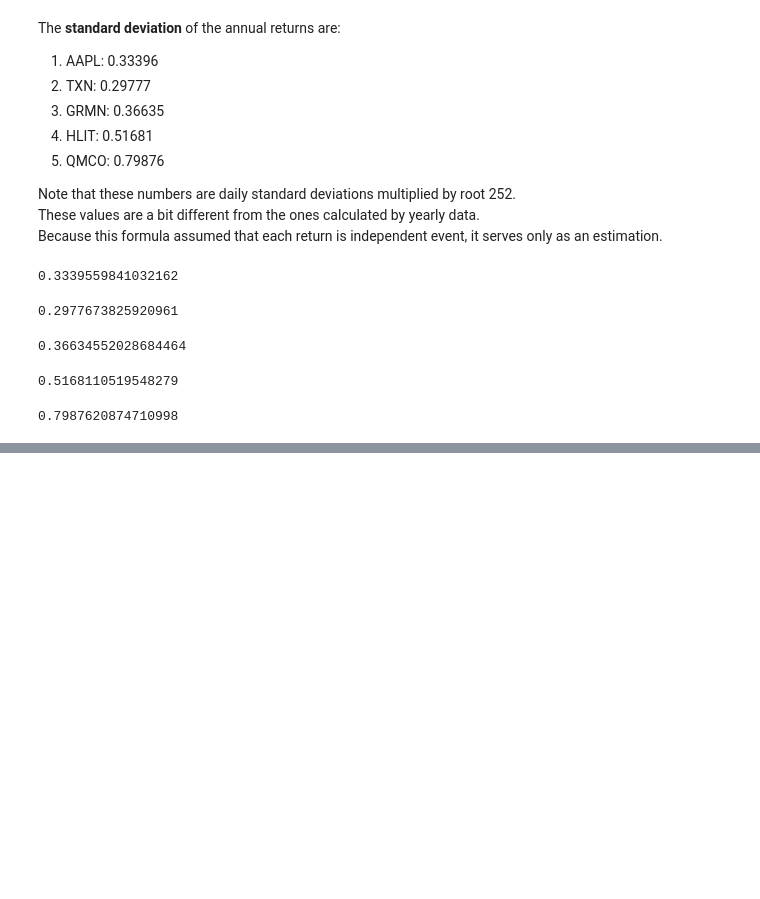
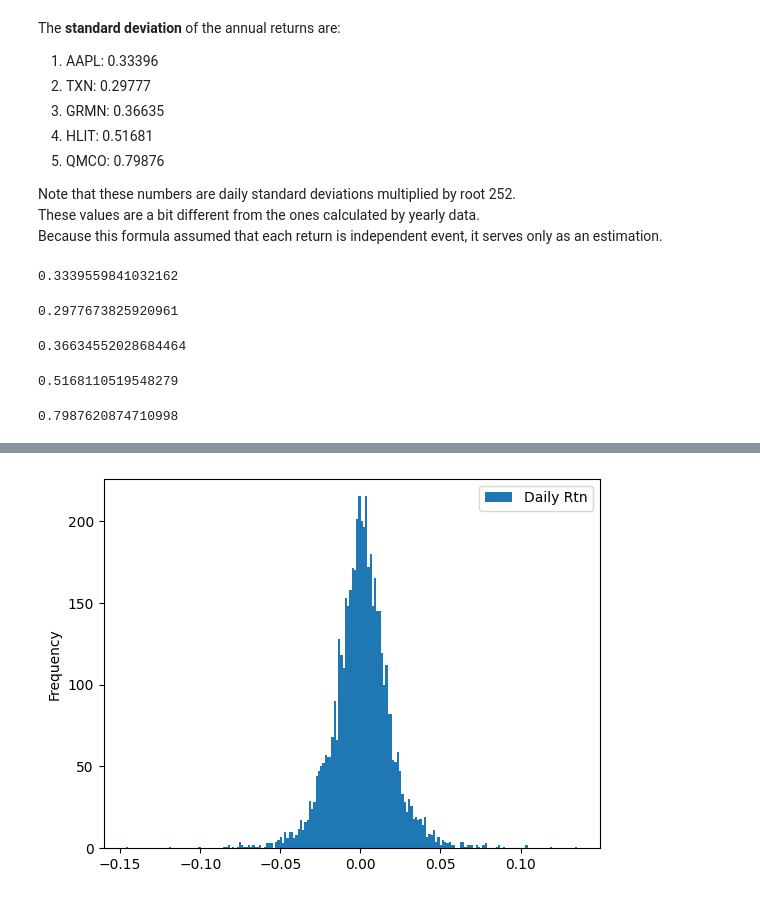
Before and after one commit to HYChangTAMU/Projects, a Jupyter notebook: Assignment1/Project1.ipynb, the cells around one changed output, grey strips where cells are left out. Drawn from its saved outputs; the diff is of its cells as text; code cells hidden in the pictures; blank space fills up the shorter version.

```diff
--- a/Assignment1/Project1.ipynb
+++ b/Assignment1/Project1.ipynb
@@ -580,0 +595,4 @@ qmco_day["Daily Rtn"].std() * np.sqrt(252)
+# %%
+plot_distribution(txn_day)
+# %% [output]
+[figure, added]
```
Also changed, not shown: parts of 7 cells of this notebook.
